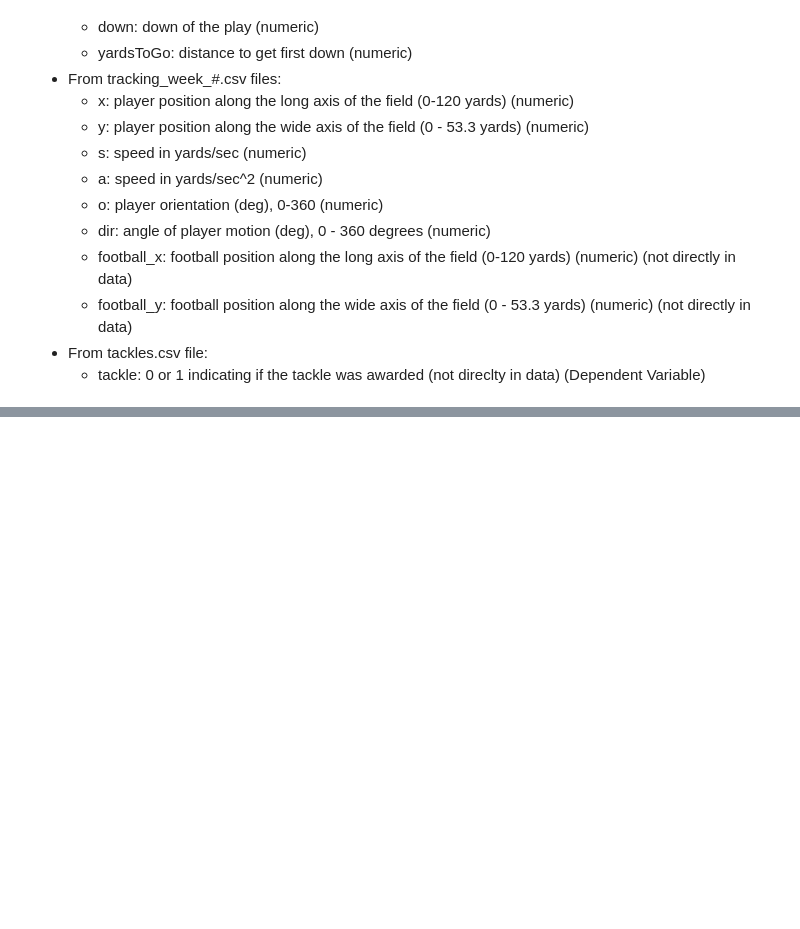
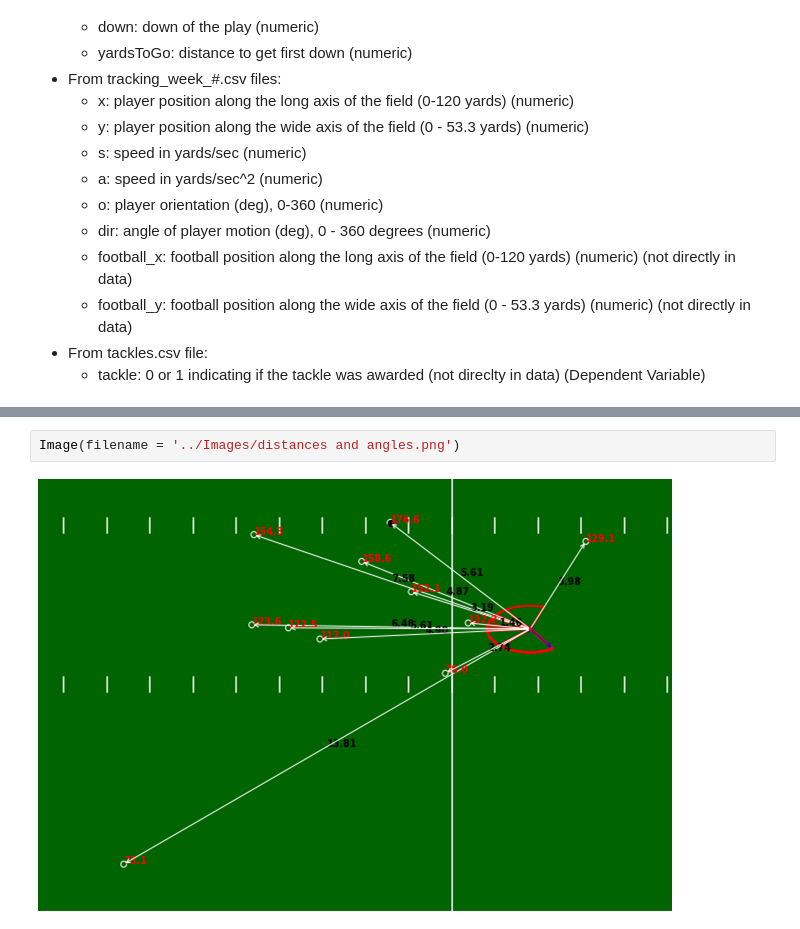
Before and after one commit to aquagz5/NFL-Capstone, a Jupyter notebook: 02-Feature-Development/Feature-Engineering.ipynb, the cells around one changed output, grey strips where cells are left out. Saved outputs shown, nothing was run; the diff lists cells and outputs as text; blank space fills up the shorter version.

```diff
--- a/02-Feature-Development/Feature-Engineering.ipynb
+++ b/02-Feature-Development/Feature-Engineering.ipynb
@@ -560,0 +62,4 @@ def calculate_mass_and_force(tracking, players):
+# %%
+Image(filename = '../Images/distances and angles.png')
+# %% [output]
+[figure, added]
```
Also changed, not shown: parts of 42 cells of this notebook, 9 other files.
